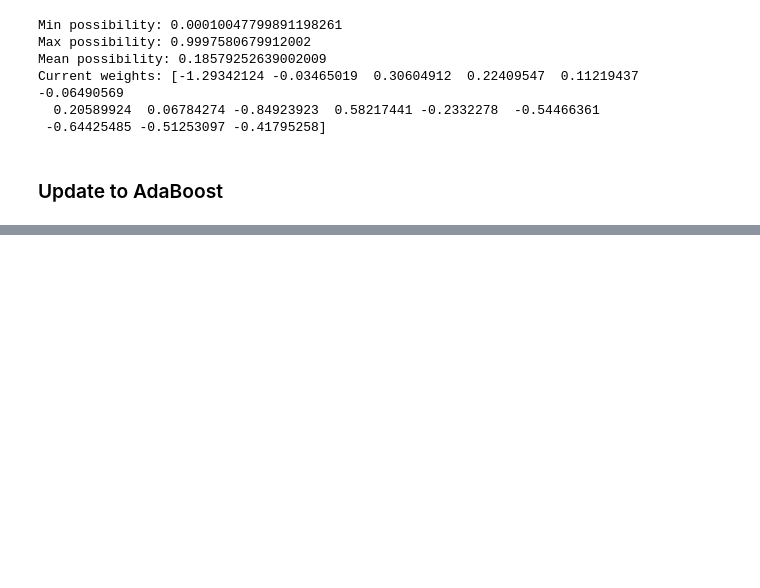
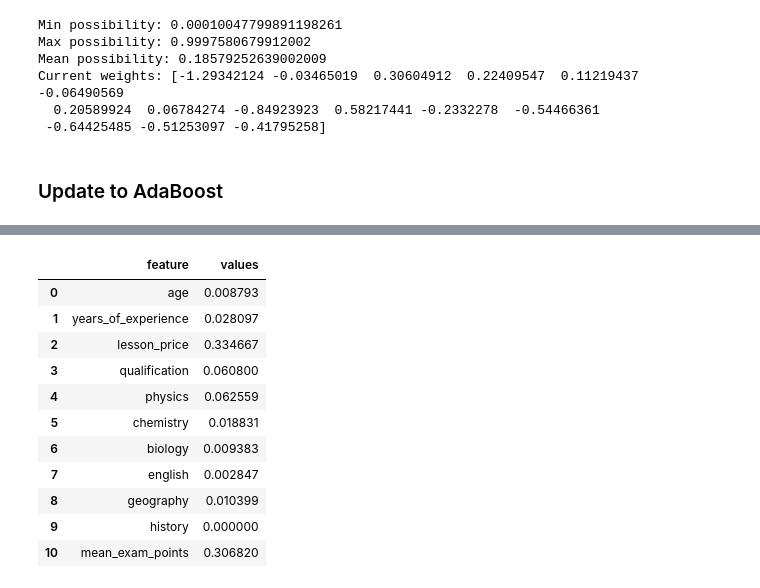
Before and after one commit to SpaceMakerc/tutor_prediction, a Jupyter notebook: predict_model_v1.ipynb, the cells around one changed output, grey strips where cells are left out. Cells and saved outputs as stored; diff of their text form; code cells hidden in the pictures; blank space fills up the shorter version.

```diff
--- a/predict_model_v1.ipynb
+++ b/predict_model_v1.ipynb
@@ -2422,0 +2486,15 @@ preds = model.predict(X)
+# %%
+pd.DataFrame({"feature": X_train.columns, "values":  model.total_feature_importance})
+# %% [output]
+|  | feature | values |
+| 0 | age | 0.008793 |
+| 1 | years_of_experience | 0.028097 |
+| 2 | lesson_price | 0.334667 |
+| 3 | qualification | 0.060800 |
+| 4 | physics | 0.062559 |
+| 5 | chemistry | 0.018831 |
+| 6 | biology | 0.009383 |
+| 7 | english | 0.002847 |
+| 8 | geography | 0.010399 |
+| 9 | history | 0.000000 |
+| 10 | mean_exam_points | 0.306820 |
```
Also changed, not shown: parts of 4 cells of this notebook.
